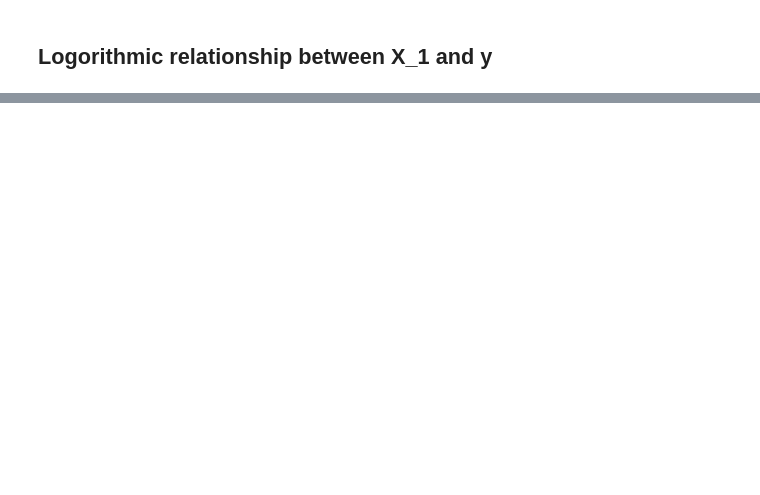
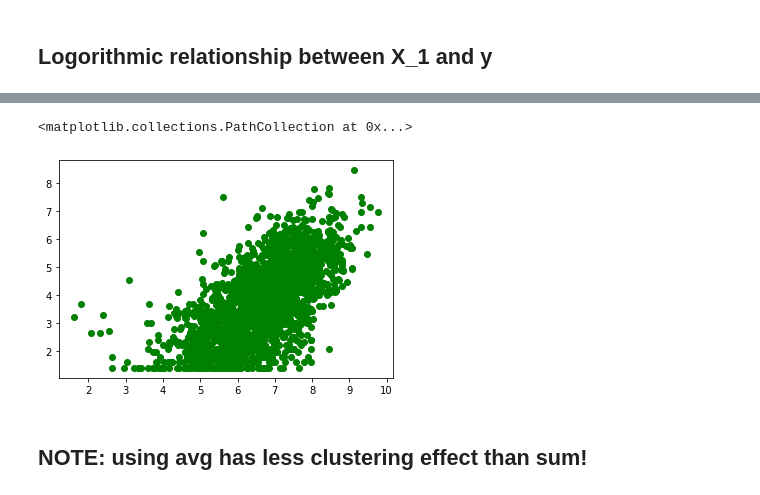
Before and after one commit to Vespacian/Analysis-of-COVID-19, a Jupyter notebook: dAnalysis.ipynb, the cells around one changed output, grey strips where cells are left out. Drawn from its saved outputs; the diff is of its cells as text; code cells hidden in the pictures; blank space fills up the shorter version.

```diff
--- a/dAnalysis.ipynb
+++ b/dAnalysis.ipynb
@@ -120,0 +110,7 @@ plt.scatter(X_1, np.log(y))
+# %%
+plt.scatter(np.log(X_3), np.log(y), color='green')
+# %% [output]
+<matplotlib.collections.PathCollection at 0x...>
+[figure, added]
+# %% [markdown]
+## NOTE: using avg has less clustering effect than sum!
```
Also changed, not shown: parts of 12 cells of this notebook, 1 other file.
